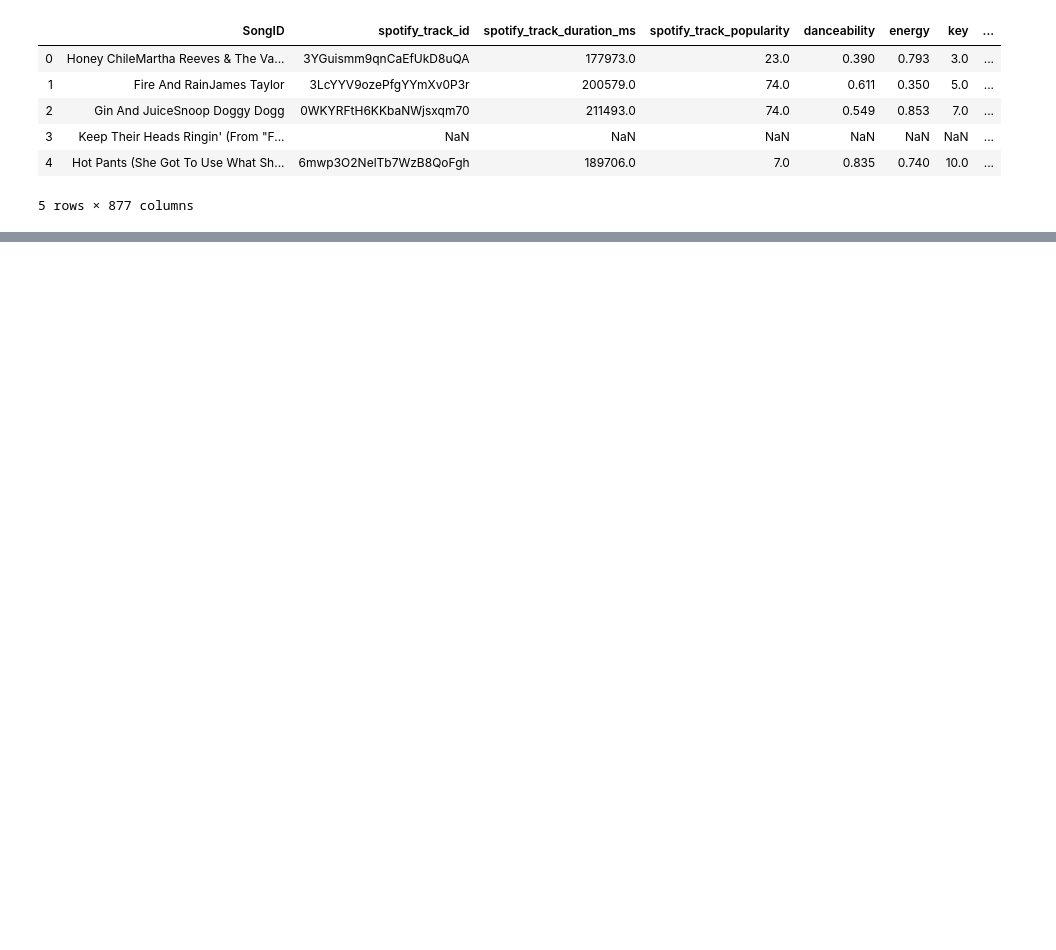
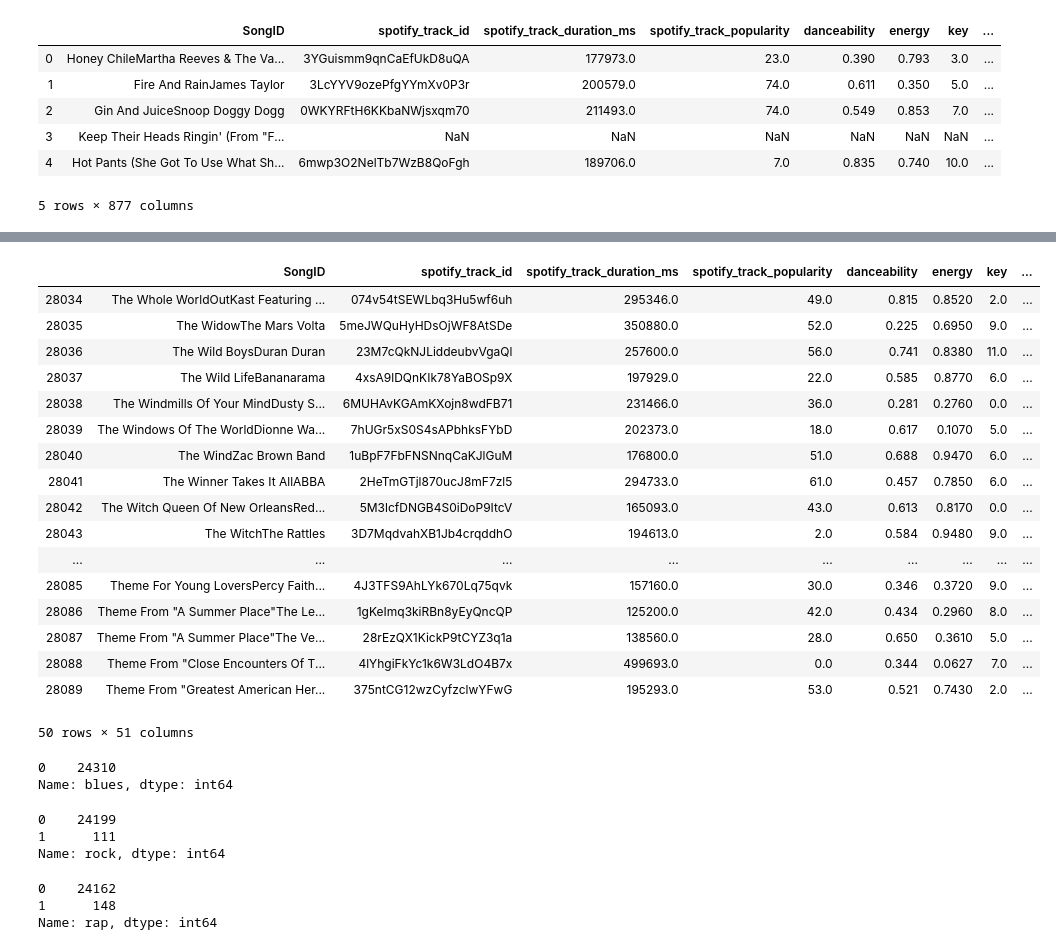
Before and after one commit to Ioana-P/Spotify_Billboard_prediction, a Jupyter notebook: eda1.ipynb, the cells around one changed output, grey strips where cells are left out. Cells and saved outputs as stored; diff of their text form; code cells hidden in the pictures; blank space fills up the shorter version.

Commit message:
genre splitting 1.0

```diff
--- a/eda1.ipynb
+++ b/eda1.ipynb
@@ -122,0 +120,3 @@ def classify_genres(df, col):
+# %%
+g = 'art'
+s = 'ar'
@@ -210,22 +332,31 @@ test.head()
 # %%
-def  classify_genres_NARROW(df, broad_genre_list, unique_genre_list, drop_uniques=True):
+def classify_genres_NARROW(df, broad_genre_list, unique_genre_list, drop_uniques=True):
     new_df = df
-    i=0
-    for genre in broad_genre_list:
-        new_df[str(genre[0])] = 0
-        for subgenre in new_df[unique_genre_list]:
-            if str(subgenre) in genre:
-                print('sub',genre, subgenre, genre[0])
-#                 print(new_df.loc[new_df[subgenre] == 1])
-                new_df.loc[new_df[str(subgenre)] == 1, new_df[str(genre[0])]] = 1
+    uniques_to_drop = unique_genre_list
+    main_genres = [g[0] for g in broad_genre_list]
+    for genre_list in broad_genre_list:
+        main_genre = genre_list[0]
+        print(str(main_genre))
+        new_df[str(main_genre)] = 0
+        genre_col_list = [str(x) for x in genre_list]
+        for subgenre in genre_col_list:
 
+            if subgenre in unique_genre_list:
+                print("Genre is : ", main_genre, " sub is : ", subgenre)
+                new_df[str(main_genre)] += new_df[subgenre]
 
-        i+=1
+        new_df.loc[new_df[str(main_genre)]>1, str(main_genre)] = 1
+
+    print(uniques_to_drop)
+    print()
+    uniques_to_drop = [x for x in uniques_to_drop if x not in main_genres]
+
+    print(uniques_to_drop)
     if drop_uniques:
-        df.drop(columns=unique_genre_list, inplace=True)
+        new_df.drop(columns=uniques_to_drop, inplace=True)
 
 
     return new_df
 # %%
-test2 = classify_genres_NARROW(test[0:1], broad_genres, unique_col_list)
+test2 = classify_genres_NARROW(test, broad_genres, unique_col_list)
 # %% [output]
@@ -243,0 +380,40 @@ KeyError: "None of [Int64Index([0], dtype='int64')] are in the [columns]"
+# %%
+pd.set_option('display.max_columns', 50)
+# %%
+test2.tail(50)
+# %% [output]
+|  | SongID | spotify_track_id | spotify_track_duration_ms | spotify_track_popularity | danceability | energy | key | ... |
+| 28034 | The Whole WorldOutKast Featuring ... | 074v54tSEWLbq3Hu5wf6uh | 295346.0 | 49.0 | 0.815 | 0.8520 | 2.0 | ... |
+| 28035 | The WidowThe Mars Volta | 5meJWQuHyHDsOjWF8AtSDe | 350880.0 | 52.0 | 0.225 | 0.6950 | 9.0 | ... |
+| 28036 | The Wild BoysDuran Duran | 23M7cQkNJLiddeubvVgaQl | 257600.0 | 56.0 | 0.741 | 0.8380 | 11.0 | ... |
+| 28037 | The Wild LifeBananarama | 4xsA9lDQnKIk78YaBOSp9X | 197929.0 | 22.0 | 0.585 | 0.8770 | 6.0 | ... |
+| 28038 | The Windmills Of Your MindDusty S... | 6MUHAvKGAmKXojn8wdFB71 | 231466.0 | 36.0 | 0.281 | 0.2760 | 0.0 | ... |
+| 28039 | The Windows Of The WorldDionne Wa... | 7hUGr5xS0S4sAPbhksFYbD | 202373.0 | 18.0 | 0.617 | 0.1070 | 5.0 | ... |
+| 28040 | The WindZac Brown Band | 1uBpF7FbFNSNnqCaKJlGuM | 176800.0 | 51.0 | 0.688 | 0.9470 | 6.0 | ... |
+| 28041 | The Winner Takes It AllABBA | 2HeTmGTjl870ucJ8mF7zl5 | 294733.0 | 61.0 | 0.457 | 0.7850 | 6.0 | ... |
+| 28042 | The Witch Queen Of New OrleansRed... | 5M3lcfDNGB4S0iDoP9ItcV | 165093.0 | 43.0 | 0.613 | 0.8170 | 0.0 | ... |
+| 28043 | The WitchThe Rattles | 3D7MqdvahXB1Jb4crqddhO | 194613.0 | 2.0 | 0.584 | 0.9480 | 9.0 | ... |
+| ... | ... | ... | ... | ... | ... | ... | ... | ... |
+| 28085 | Theme For Young LoversPercy Faith... | 4J3TFS9AhLYk670Lq75qvk | 157160.0 | 30.0 | 0.346 | 0.3720 | 9.0 | ... |
+| 28086 | Theme From "A Summer Place"The Le... | 1gKeImq3kiRBn8yEyQncQP | 125200.0 | 42.0 | 0.434 | 0.2960 | 8.0 | ... |
+| 28087 | Theme From "A Summer Place"The Ve... | 28rEzQX1KickP9tCYZ3q1a | 138560.0 | 28.0 | 0.650 | 0.3610 | 5.0 | ... |
+| 28088 | Theme From "Close Encounters Of T... | 4lYhgiFkYc1k6W3LdO4B7x | 499693.0 | 0.0 | 0.344 | 0.0627 | 7.0 | ... |
+| 28089 | Theme From "Greatest American Her... | 375ntCG12wzCyfzclwYFwG | 195293.0 | 53.0 | 0.521 | 0.7430 | 2.0 | ... |
+50 rows × 51 columns
+# %%
+test2['blues'].value_counts()
+# %% [output]
+0    24310
+Name: blues, dtype: int64
+# %%
+test2['rock'].value_counts()
+# %% [output]
+0    24199
+1      111
+Name: rock, dtype: int64
+# %%
+test2['rap'].value_counts()
+# %% [output]
+0    24162
+1      148
+Name: rap, dtype: int64
```
Also changed, not shown: parts of 39 cells of this notebook, 1 other file.
